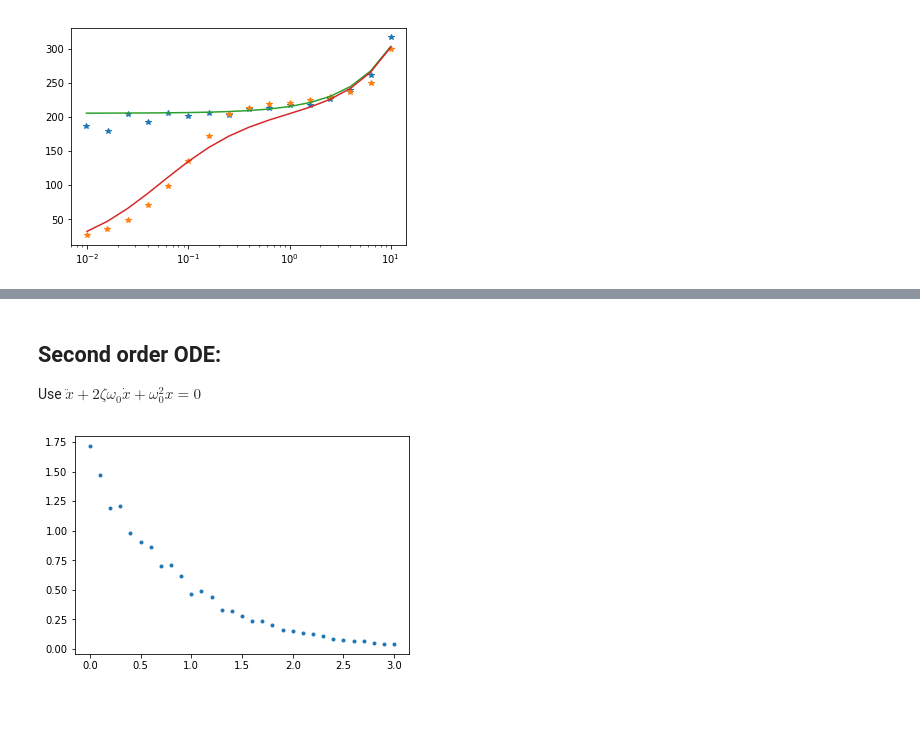
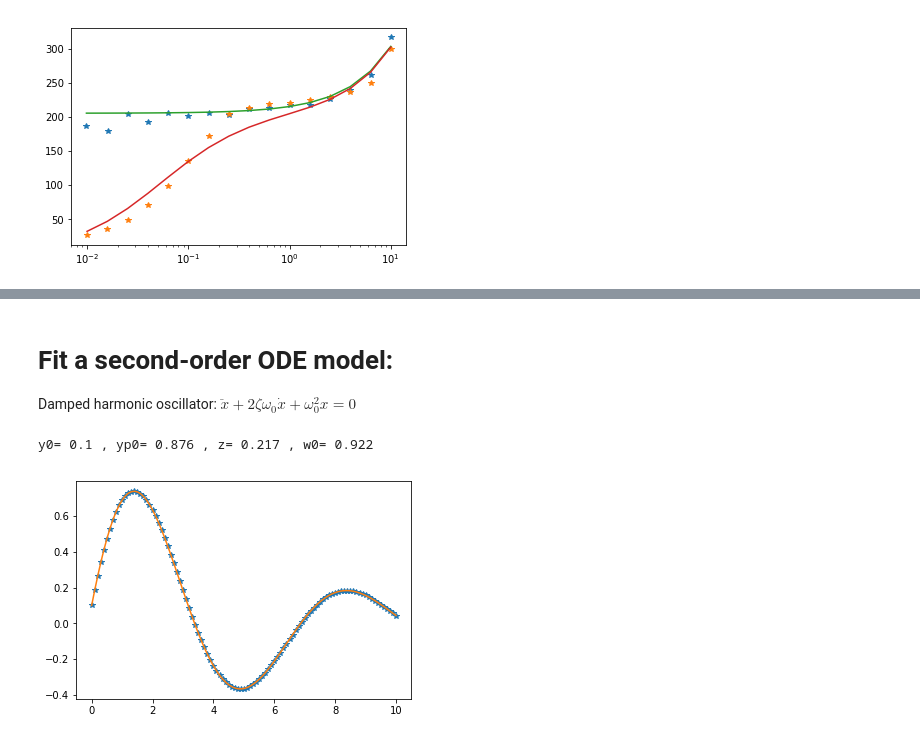
Before and after one commit to jeremy-koch/jupyters, a Jupyter notebook: CurveFitting.ipynb, the cells around one changed output, grey strips where cells are left out. Cells and saved outputs as stored; diff of their text form; code cells hidden in the pictures; blank space fills up the shorter version.

```diff
--- a/CurveFitting.ipynb
+++ b/CurveFitting.ipynb
@@ -160,13 +169,4 @@ time constant= 0.275
 # %% [markdown]
-## Second order ODE:
+# Fit a second-order ODE model:
 
-Use $\ddot{x}+2\zeta \omega_0 \dot{x} + \omega_0^2 x = 0$
+Damped harmonic oscillator: $\ddot{x}+2\zeta \omega_0 \dot{x} + \omega_0^2 x = 0$
-# %%
-# some data
-t_data=np.array([0,0.1,0.2,0.3,0.4,0.5,0.6,0.7,0.8,0.9,1,1.1,1.2,1.3,1.4,1.5,1.6,1.7,1.8,1.9,2,2.1,2.2,2.3,2.4,2.5,2.6,2.7,2.8,2.9,3.0])
-y_data=np.array([1.713857512,1.473823354,1.189254362,1.208155536,0.980638928,0.901433353,0.86148005,0.703975981,0.70552957,0.614729416,0.462508395,0.492432239,0.441391405,0.330731011,0.319606025,0.280996331,0.231736065,0.238614261,0.205168077,0.162675796,0.148077374,0.134986682,0.126656308,0.107827756,0.086489102,0.073737365,0.067371589,0.064494914,0.051101813,0.042038031,0.042966735])
-
-plt.plot(t_data,y_data,'.')
-plt.show()
-# %% [output]
-[figure, removed]
@@ -200,5 +173,40 @@ plt.show()
-# %%
-par,popt=curve_fit(lambda t,R_s: g(t,x0,R_s,W[n]),t_data[idx:]-t_data[idx],x_data[idx:],bounds=(0, .5))
+# %%
+# import numpy as np
+# from scipy.integrate import odeint
+# from scipy.optimize import curve_fit
+# import matplotlib.pyplot as plt
+
+# some data
+t_data=np.array([0,0.1,0.2,0.3,0.4,0.5,0.6,0.7,0.8,0.9,1,1.1,1.2,1.3,1.4,1.5,1.6,1.7,1.8,1.9,2,2.1,2.2,2.3,2.4,2.5,2.6,2.7,2.8,2.9,3,3.1,3.2,3.3,3.4,3.5,3.6,3.7,3.8,3.9,4,4.1,4.2,4.3,4.4,4.5,4.6,4.7,4.8,4.9,5,5.1,5.2,5.3,5.4,5.5,5.6,5.7,5.8,5.9,6,6.1,6.2,6.3,6.4,6.5,6.6,6.7,6.8,6.9,7,7.1,7.2,7.3,7.4,7.5,7.6,7.7,7.8,7.9,8,8.1,8.2,8.3,8.4,8.5,8.6,8.7,8.8,8.9,9,9.1,9.2,9.3,9.4,9.5,9.6,9.7,9.8,9.9,10])
+y_data=np.array([0.099833417,0.185119238,0.265519589,0.340556589,0.409815754,0.472946963,0.529664842,0.579748609,0.623041378,0.659448956,0.688938173,0.711534766,0.72732085,0.736432029,0.739054168,0.735419872,0.725804719,0.710523283,0.689924979,0.664389793,0.634323918,0.600155344,0.562329439,0.521304561,0.47754773,0.431530402,0.383724369,0.334597816,0.284611566,0.234215532,0.183845395,0.133919539,0.084836244,0.036971157,-0.009324948,-0.053728114,-0.095942848,-0.135703465,-0.172775133,-0.206954615,-0.238070724,-0.265984495,-0.290589073,-0.311809347,-0.32960133,-0.343951305,-0.354874753,-0.362415078,-0.366642149,-0.367650686,-0.365558491,-0.360504567,-0.352647125,-0.342161516,-0.3292381,-0.314080068,-0.296901252,-0.277923926,-0.257376621,-0.235491981,-0.212504662,-0.188649303,-0.164158566,-0.139261285,-0.114180702,-0.089132835,-0.064324959,-0.039954221,-0.016206401,0.006745193,0.02874068,0.049634407,0.069295606,0.087608899,0.104474655,0.119809205,0.133544905,0.14563008,0.156028822,0.164720674,0.171700192,0.176976405,0.180572169,0.182523434,0.182878436,0.18169681,0.179048646,0.175013497,0.169679346,0.163141541,0.155501715,0.14686669,0.137347387,0.127057739,0.116113627,0.104631839,0.092729057,0.080520895,0.068120978,0.05564007,0.043185267])
+
+def ODE2(Y,t,z,w0):
+    yp,y = Y
+    ypp = -2*z*w0*yp- w0**2*y
+    return [ypp,yp]
+
+def fit_ODE(t,yp0,y0,z,w0):
+    Y0=[yp0,y0]
+    y_fit=odeint(ODE2, Y0, t, args=(z,w0))
+    return y_fit[:,1]
+
+par,_=curve_fit(fit_ODE,t_data,y_data,bounds=(0, np.inf))
+
+
+yp0=par[0]
+y0=par[1]
+z=par[2]
+w0=par[3]
+
+print("y0=",y0.round(decimals=3),", yp0=",yp0.round(decimals=3),", z=",z.round(decimals=3),", w0=",w0.round(decimals=3))
+# plotting
+t_fit=np.linspace(0,max(t_data),100)
+plt.plot(t_data,y_data,'*')
+plt.plot(t_fit,fit_ODE(t_fit,yp0,y0,z,w0),'-')
+plt.show()
+# %% [output]
+y0= 0.1 , yp0= 0.876 , z= 0.217 , w0= 0.922
+[figure, added]
 # %% [markdown]
 # Model with integral
 
```
Also changed, not shown: parts of 15 cells of this notebook.
